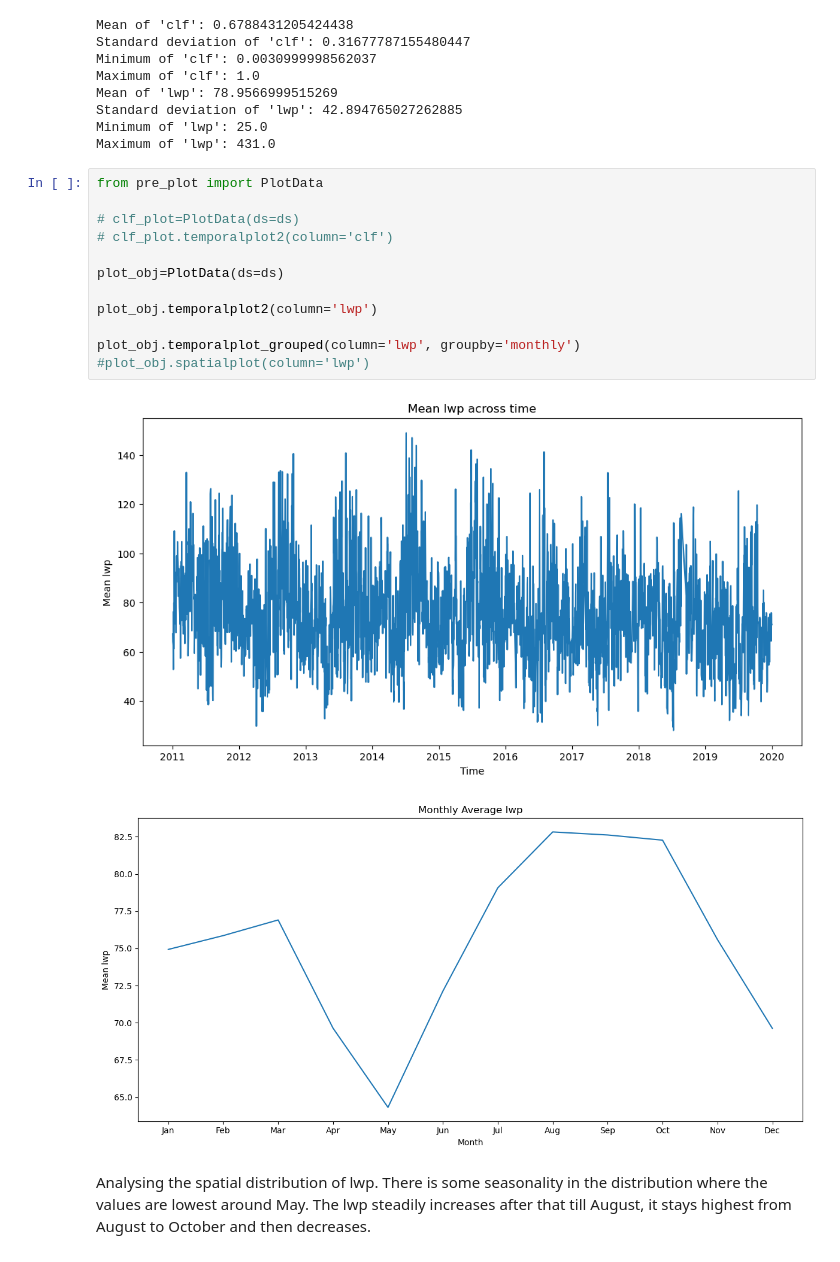
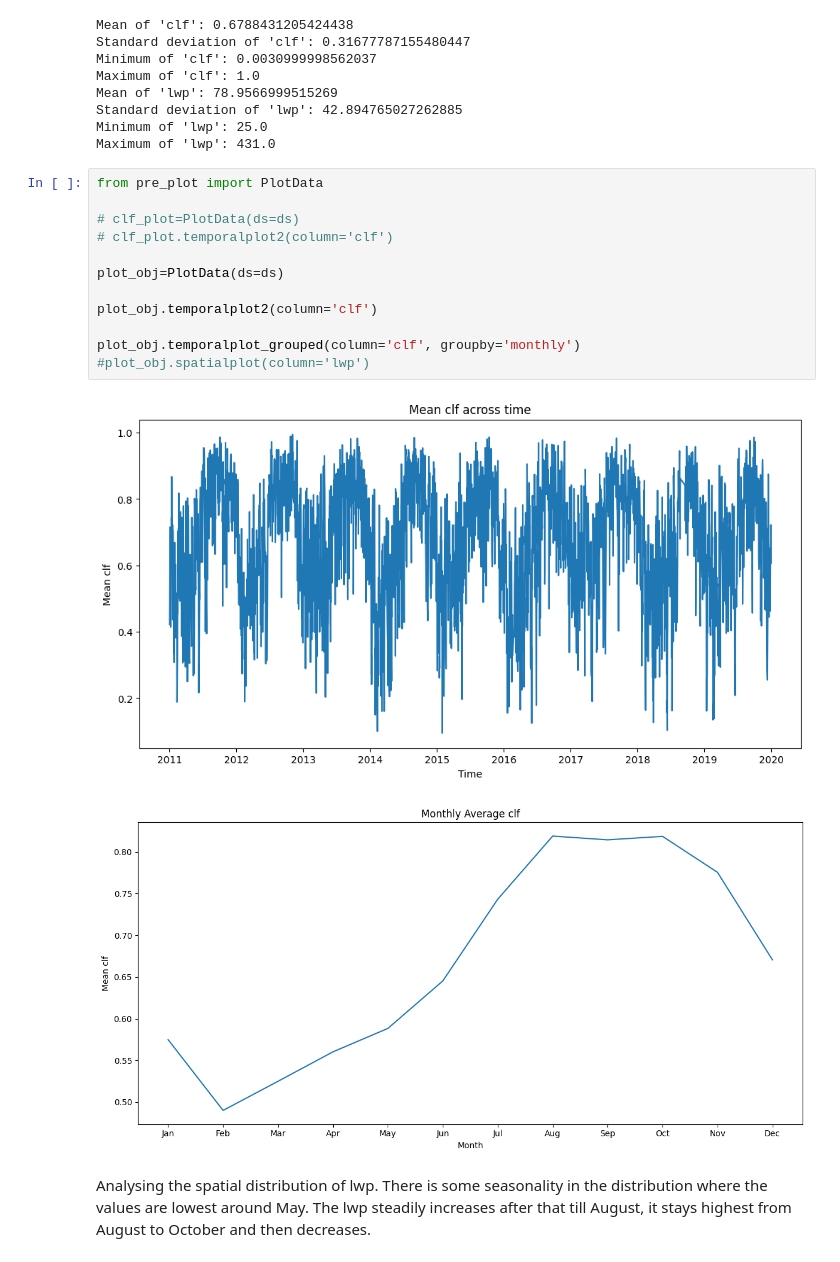
Before and after one commit to satvik007vk/Calisma_LR, a Jupyter notebook: pre_plot_analyses.ipynb, the cells around one changed output. Saved outputs shown, nothing was run; the diff lists cells and outputs as text.

```diff
--- a/pre_plot_analyses.ipynb
+++ b/pre_plot_analyses.ipynb
@@ -86,18 +86,18 @@ Maximum of 'lwp': 431.0
 # %%
 from pre_plot import PlotData
 
 # clf_plot=PlotData(ds=ds)
 # clf_plot.temporalplot2(column='clf')
 
 plot_obj=PlotData(ds=ds)
 
-plot_obj.temporalplot2(column='lwp')
+plot_obj.temporalplot2(column='clf')
 
-plot_obj.temporalplot_grouped(column='lwp', groupby='monthly')
+plot_obj.temporalplot_grouped(column='clf', groupby='monthly')
 #plot_obj.spatialplot(column='lwp')
 # %% [output]
-[figure, old version]
+[figure, new version]
-[figure, old version]
+[figure, new version]
 # %% [markdown]
 Analysing the spatial distribution of lwp. There is some seasonality in the distribution where the values are lowest around May. The lwp  steadily increases after that till August, it stays highest from August to October and then decreases.
 # %%
```
Also changed, not shown: parts of 1 cell of this notebook, 1 other file.
